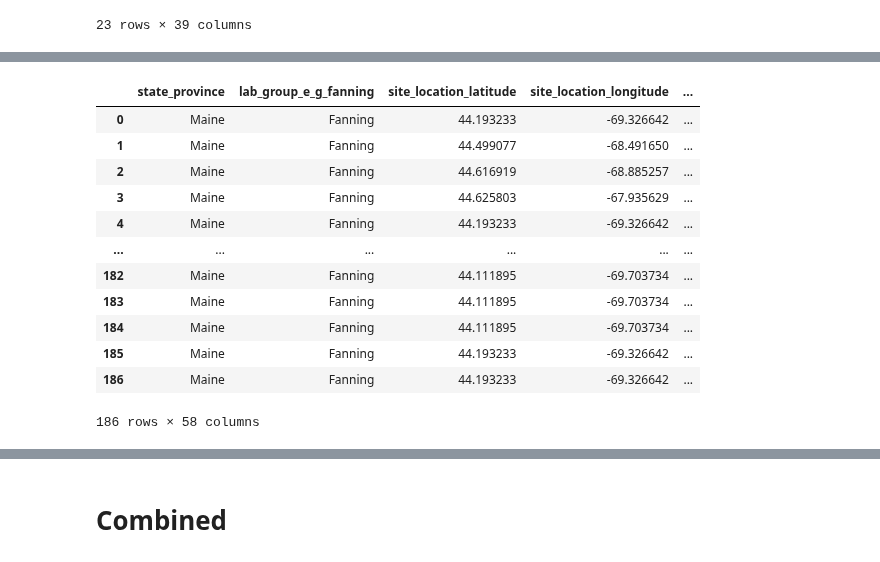
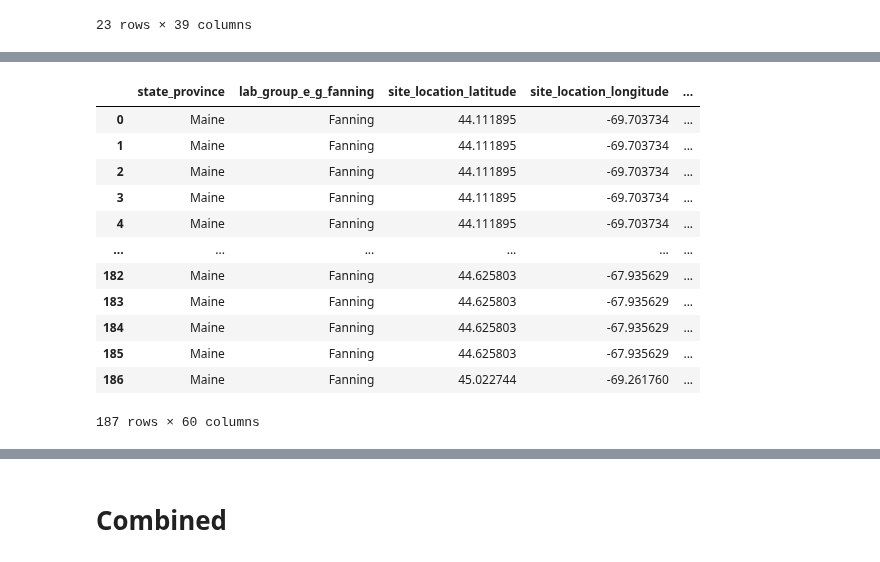
Before and after one commit to chloecho31/cornell, a Jupyter notebook: SWD/swd_analysis.ipynb, the cells around one changed output, grey strips where cells are left out. Cells and saved outputs as stored; diff of their text form; code cells hidden in the pictures.

Commit message:
add maine swd counts

```diff
--- a/SWD/swd_analysis.ipynb
+++ b/SWD/swd_analysis.ipynb
@@ -324,7 +326,9 @@ me_sites = {"ME_2022_1":"M1",
             "Goss":"M22",
             "Fairwinds":"M23",
             "ME_2023_1":"M1",
-            "ME_2023_3":"M4"}
+            "ME_2023_3":"M4",
+            "CHH":"M1",
+            "INT":"M4"}
 # %%
 swd_me['site_code'] = swd_me['site_name_e_g_farm_or_how_you_identify_this_site'].map(me_sites).fillna('')
 swd_me
@@ -405,23 +389,24 @@ Index(['state_province', 'lab_group_e_g_fanning', 'site_location_latitude',
 # %%
-#swd_me['swd_sum'] = swd_me['']
+swd_me['swd_sum'] = swd_me['hosts']
+swd_me[['swd_sum']] = swd_me[['swd_sum']].apply(pd.to_numeric, errors='coerce')
 swd_me['lj_sum'] = swd_me['total_leptopilina_japonica_in_the_sample']
 swd_me['gk_sum'] = swd_me['total_ganaspis_kimorum_in_the_sample']
-swd_me = swd_me.dropna(subset = ['lj_sum', 'gk_sum', 'forest_prop'])
+#swd_me = swd_me.dropna(subset = ['swd_sum', 'lj_sum','forest_prop'])
 swd_me
 # %% [output]
 |  | state_province | lab_group_e_g_fanning | site_location_latitude | site_location_longitude | ... |
-| 0 | Maine | Fanning | 44.193233 | -69.326642 | ... |
-| 1 | Maine | Fanning | 44.499077 | -68.491650 | ... |
-| 2 | Maine | Fanning | 44.616919 | -68.885257 | ... |
-| 3 | Maine | Fanning | 44.625803 | -67.935629 | ... |
-| 4 | Maine | Fanning | 44.193233 | -69.326642 | ... |
+| 0 | Maine | Fanning | 44.111895 | -69.703734 | ... |
+| 1 | Maine | Fanning | 44.111895 | -69.703734 | ... |
+| 2 | Maine | Fanning | 44.111895 | -69.703734 | ... |
+| 3 | Maine | Fanning | 44.111895 | -69.703734 | ... |
+| 4 | Maine | Fanning | 44.111895 | -69.703734 | ... |
 | ... | ... | ... | ... | ... | ... |
-| 182 | Maine | Fanning | 44.111895 | -69.703734 | ... |
-| 183 | Maine | Fanning | 44.111895 | -69.703734 | ... |
-| 184 | Maine | Fanning | 44.111895 | -69.703734 | ... |
-| 185 | Maine | Fanning | 44.193233 | -69.326642 | ... |
-| 186 | Maine | Fanning | 44.193233 | -69.326642 | ... |
+| 182 | Maine | Fanning | 44.625803 | -67.935629 | ... |
+| 183 | Maine | Fanning | 44.625803 | -67.935629 | ... |
+| 184 | Maine | Fanning | 44.625803 | -67.935629 | ... |
+| 185 | Maine | Fanning | 44.625803 | -67.935629 | ... |
+| 186 | Maine | Fanning | 45.022744 | -69.261760 | ... |
-186 rows × 58 columns
+187 rows × 60 columns
 # %%
 swd_me.groupby(by = "site_name_e_g_farm_or_how_you_identify_this_site")[['lj_sum', 'gk_sum']].mean().plot(kind = "bar")
 # %% [output]
```
Also changed, not shown: parts of 26 cells of this notebook, 3 other files.
